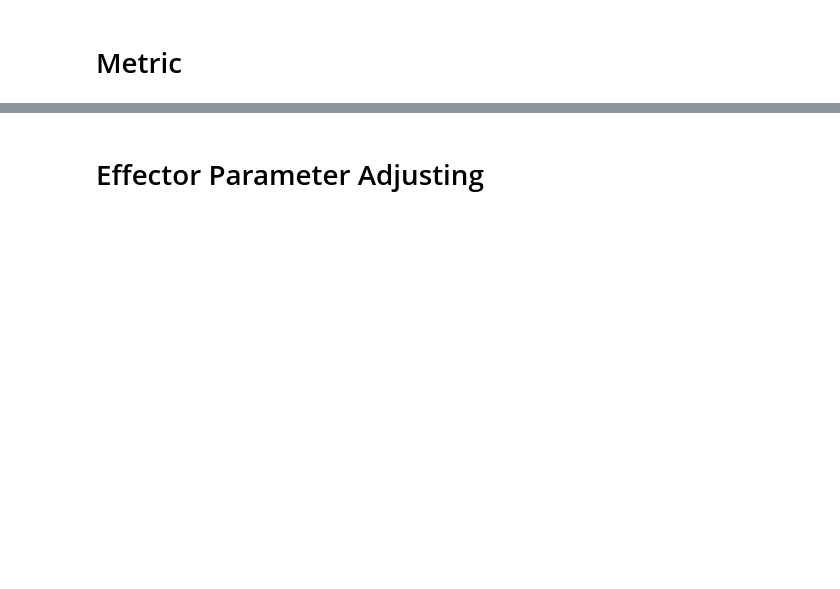
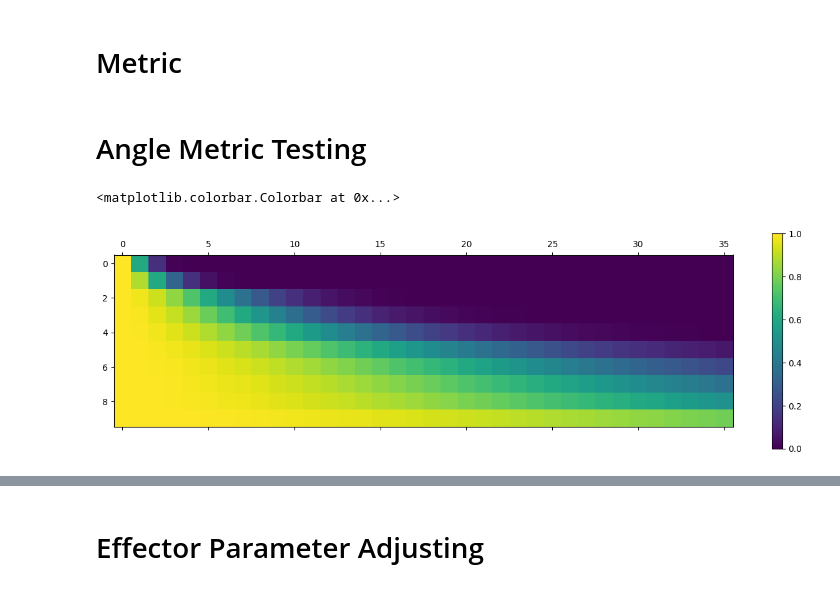
Before and after one commit to r-schad/Code-Ring-Network, a Jupyter notebook: effector_layer_testing.ipynb, the cells around one changed output, grey strips where cells are left out. Drawn from its saved outputs; the diff is of its cells as text; code cells hidden in the pictures; blank space fills up the shorter version.

```diff
--- a/effector_layer_testing.ipynb
+++ b/effector_layer_testing.ipynb
@@ -295,0 +403,14 @@ def weighted_kendall_effectors(z_series, **metric_kwargs):
+# %% [markdown]
+# Angle Metric Testing
+# %%
+probs = np.zeros((10,36))
+for delta_idx, sigma_delta in enumerate([1,2,5,7,10,15,20,25,30,50]):
+    for dist_idx, dist in enumerate(range(36)):
+        idvdl_gaussian = (np.exp(-np.square(dist) / (2 * (sigma_delta**2))))
+        prob_selection = idvdl_gaussian #/ np.sum(idvdl_gaussian)
+        probs[delta_idx][dist_idx] = prob_selection
+plt.matshow(probs)
+plt.colorbar()
+# %% [output]
+<matplotlib.colorbar.Colorbar at 0x...>
+[figure, added]
```
Also changed, not shown: parts of 55 cells of this notebook, 3 other files.
